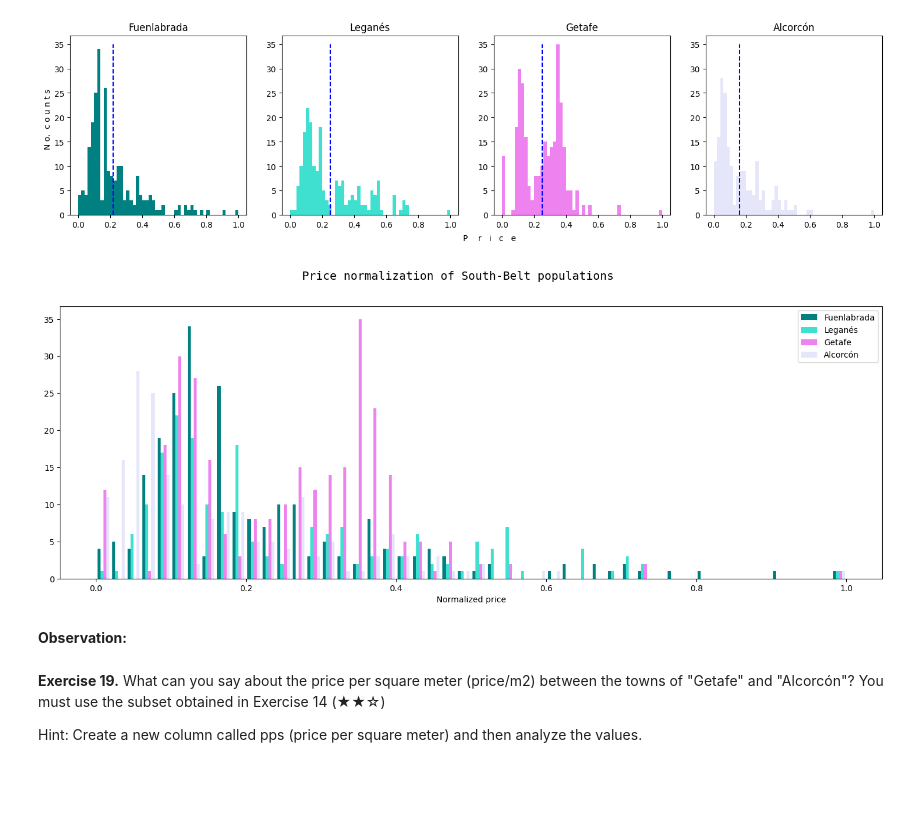
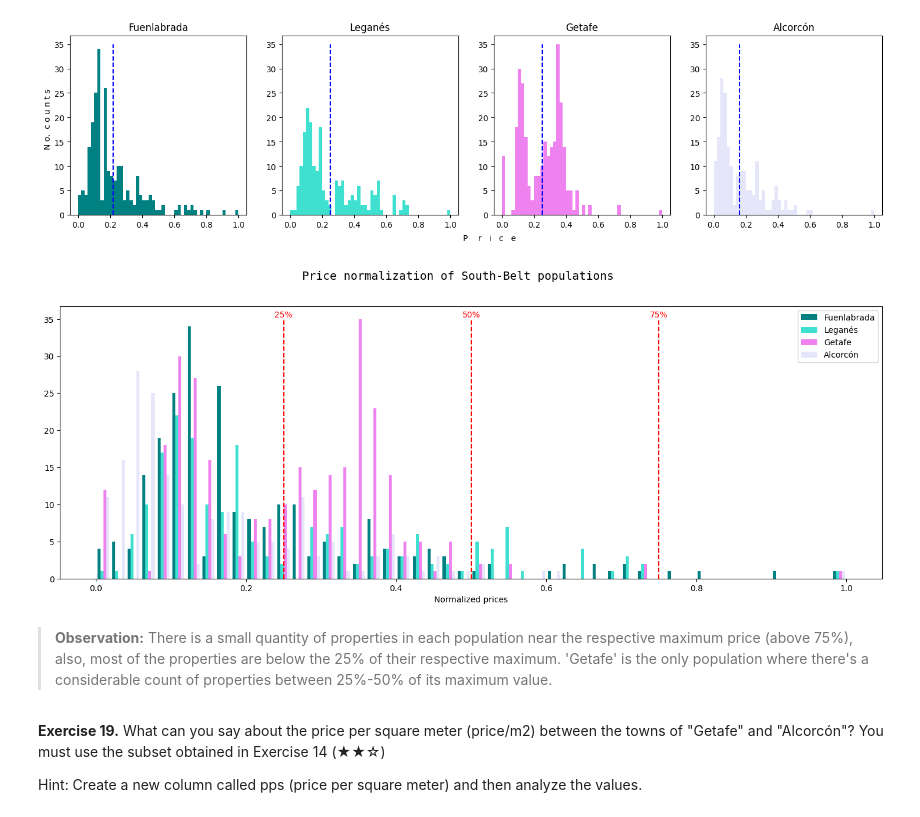
Before and after one commit to Caavlier/Proyect-RealState, a Jupyter notebook: Real_Estate_Clean_Up_Project_0.ipynb, the cells around one changed output. Drawn from its saved outputs; the diff is of its cells as text; code cells hidden in the pictures; blank space fills up the shorter version.

Commit message:
Ex19. Comparsion of the price per square metre in 'Getafe' and 'Alcorcón'.

```diff
--- a/Real_Estate_Clean_Up_Project_0.ipynb
+++ b/Real_Estate_Clean_Up_Project_0.ipynb
@@ -774,29 +774,40 @@ plt.show()
 # %% [output]
 [figure]
 # %%
-# from astropy.visualization import hist
+# from astropy.visualization import hist ----> Bins
 
 populations = ['Fuenlabrada', 'Leganés', 'Getafe', 'Alcorcón']
 colors = ['teal', 'turquoise', 'violet', 'lavender']
 
 # Normalization by MAX-MIN to compare in the same range
 norm_populations = [] # This is a list
 for i in populations:
   population = south_belt.loc[south_belt['level5'] == i, 'price'] # Variable of prices
   max, min = population.max(), population.min()
   norm = (population - min) / (max - min) # Normalization
   norm_populations.append(norm) # Series to the end of the list
 
+# Histogram
 plt.figure(figsize=(18,6))
 plt.hist(norm_populations, bins=50, color=colors, label=populations)
+
+# Quartiles
+plt.plot([0.25,0.25],[0,35], '--r', linewidth=1.5)
+plt.plot([0.5,0.5],[0,35], '--r', linewidth=1.5)
+plt.plot([0.75,0.75],[0,35], '--r', linewidth=1.5)
+
+# Legends
 plt.suptitle("Price normalization of South-Belt populations", fontsize=14, fontfamily='monospace')
-plt.xlabel("Normalized price")
+plt.xlabel("Normalized prices")
+plt.text(0.25, 35.2, "25%", fontsize=10, color='red', horizontalalignment='center')
+plt.text(0.5, 35.2, "50%", fontsize=10, color='red', horizontalalignment='center')
+plt.text(0.75, 35.2, "75%", fontsize=10, color='red', horizontalalignment='center')
 plt.legend()
 plt.show()
 # %% [output]
-[figure, old version]
+[figure, new version]
-# %% [markdown]
-**Observation:**
+# %% [markdown]
+> **Observation:** There is a small quantity of properties in each population near the respective maximum price (above 75%), also, most of the properties are below the 25% of their respective maximum. 'Getafe' is the only population where there's a considerable count of properties between 25%-50% of its maximum value.
 # %% [markdown]
 **Exercise 19.** What can you say about the price per square meter (price/m2) between the towns of "Getafe" and "Alcorcón"? You must use the subset obtained in Exercise 14 (★★☆)
 
```
Also changed, not shown: parts of 3 cells of this notebook.
